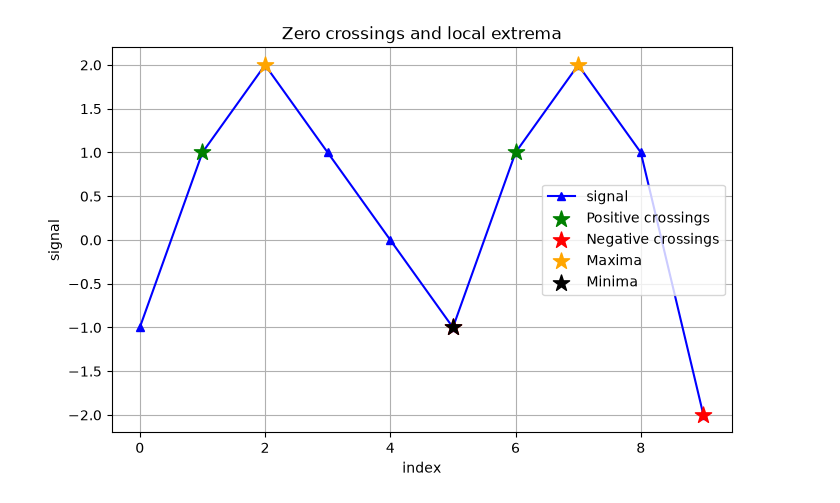
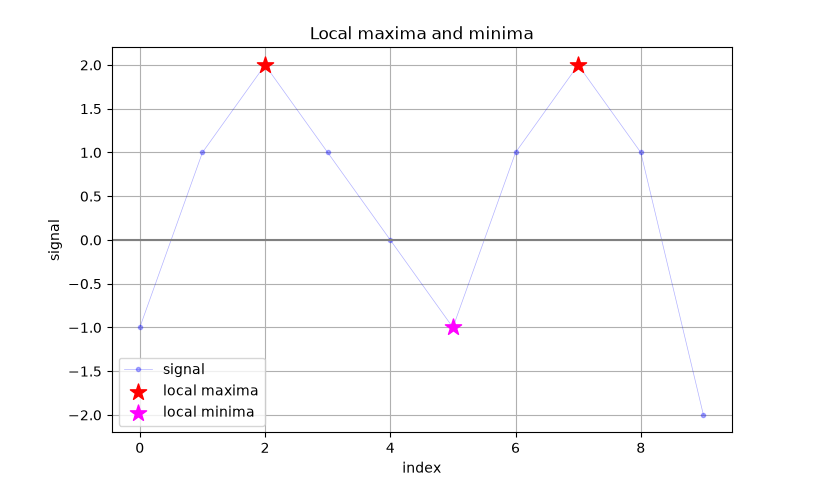
Before and after one commit to YaelBiz1/Series03-Python, a Jupyter notebook: Python-Series03.ipynb, the cells around one changed output. Cells and saved outputs as stored; diff of their text form; code cells hidden in the pictures.

```diff
--- a/Python-Series03.ipynb
+++ b/Python-Series03.ipynb
@@ -143,7 +5,7 @@ import matplotlib.pyplot as plt
 
 def find_zero_crossings(signal):
     """
-    Renvoie les positions des passages du signal par zéro.
+    Trouve les passages par zéro d'un signal 1D.
 
     Entrée :
         signal (np.ndarray) : signal 1D
@@ -154,9 +16,12 @@ def find_zero_crossings(signal):
     positive = []
     negative = []
 
+    # On parcourt chaque paire de points consécutifs du signal
     for i in range(len(signal) - 1):
+        # Passage de négatif à positif (ou nul)
         if signal[i] < 0 and signal[i + 1] >= 0:
             positive.append(i + 1)
+        # Passage de positif (ou nul) à négatif
         elif signal[i] >= 0 and signal[i + 1] < 0:
             negative.append(i + 1)
 
@@ -165,7 +30,7 @@ def find_zero_crossings(signal):
 
 def find_extrema(signal):
     """
-    Renvoie les indices des maxima et minima locaux.
+    Trouve les maxima et minima locaux d'un signal 1D.
 
     Entrée :
         signal (np.ndarray) : signal 1D
@@ -173,74 +38,88 @@ def find_extrema(signal):
         maxima (list) : indices des maxima locaux
         minima (list) : indices des minima locaux
     """
+    # Dérivée discrète : différence entre deux points consécutifs
     derivative = np.diff(signal)
     maxima = []
     minima = []
 
     for i in range(1, len(derivative)):
+        # La dérivée passe de positive à négative : maximum local
         if derivative[i - 1] > 0 and derivative[i] < 0:
             maxima.append(i)
-        elif derivative[i - 1] < 0 and derivative[i] > 0:
-            minima.append(i)
-
-    return maxima, minima
-
-
-def find_extrema(signal):
-    """Renvoie les indices des maxima et minima locaux."""
-    derivative = np.diff(signal)
-    maxima = []
-    minima = []
-
-    for i in range(1, len(derivative)):
-        if derivative[i - 1] > 0 and derivative[i] < 0:
-            maxima.append(i)
+        # La dérivée passe de négative à positive : minimum local
         elif derivative[i - 1] < 0 and derivative[i] > 0:
             minima.append(i)
 
     return maxima, minima
 
 
 def plot_signal(signal):
-    """Trace le signal."""
+    """
+    Trace le signal en fonction de son indice (sans afficher).
+
+    Entrée :
+        signal (np.ndarray) : signal 1D
+    Sortie :
+        aucune (ajoute la courbe à la figure courante)
+    """
     index = np.arange(len(signal))
-    plt.plot(index, signal, color="blue", marker="^", label="signal")
+    plt.plot(index, signal, color="blue", marker=".", linewidth=0.5, alpha=0.3, label="signal")
 
 
 def plot_points(signal, points, label, color):
-    """Ajoute des points remarquables au graphique."""
+    """
+    Ajoute des points remarquables au graphique (sans afficher).
+
+    Entrées :
+        signal (np.ndarray) : signal 1D
+        points (list) : indices des points à marquer
+        label (str) : nom affiché dans la légende
+        color (str) : couleur des marqueurs
+    Sortie :
+        aucune (ajoute les points à la figure courante)
+    """
     if points:
         plt.scatter(
             points,
             signal[points],
             color=color,
             marker="*",
             s=150,
             label=label,
             zorder=3,
         )
 
 
-# Signal des exemples précédents
+def display_figure(title="Local maxima and minima"):
+    """
+    Met en forme la figure courante et l'affiche.
+
+    Entrée :
+        title (str) : titre du graphique
+    Sortie :
+        aucune (affiche le graphique)
+    """
+    plt.axhline(0, color="gray")
+    plt.grid(True)
+    plt.xlabel("index")
+    plt.ylabel("signal")
+    plt.title(title)
+    plt.legend()
+    plt.show()
+
+
+# Signal de référence
 signal = np.array([-1, 1, 2, 1, 0, -1, 1, 2, 1, -2])
 
 # Trouver les points remarquables
-positive_crossings, negative_crossings = find_zero_crossings(signal)
 maxima, minima = find_extrema(signal)
 
-# Tracer le signal et les points trouvés
+# Tracer le signal et les extrema
 plt.figure(figsize=(8, 5))
 plot_signal(signal)
-plot_points(signal, positive_crossings, "Positive crossings", "green")
-plot_points(signal, negative_crossings, "Negative crossings", "red")
-plot_points(signal, maxima, "Maxima", "orange")
-plot_points(signal, minima, "Minima", "black")
-
-plt.grid(True)
-plt.xlabel("index")
-plt.ylabel("signal")
-plt.title("Zero crossings and local extrema")
-plt.legend()
-plt.show()
+plot_points(signal, maxima, "local maxima", "red")
+plot_points(signal, minima, "local minima", "magenta")
+display_figure()
 # %% [output]
-[figure, old version]
+[figure, new version]
```
Also changed, not shown: parts of 6 cells of this notebook.
